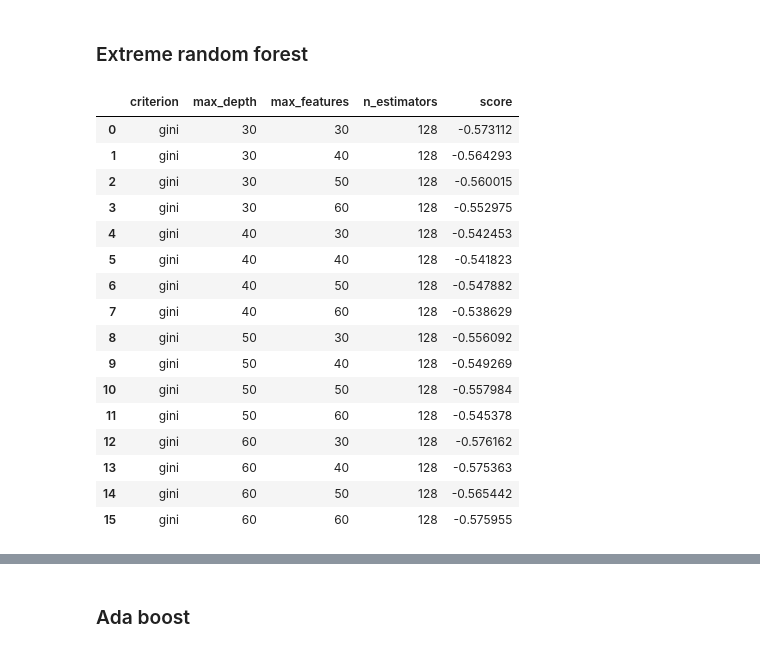
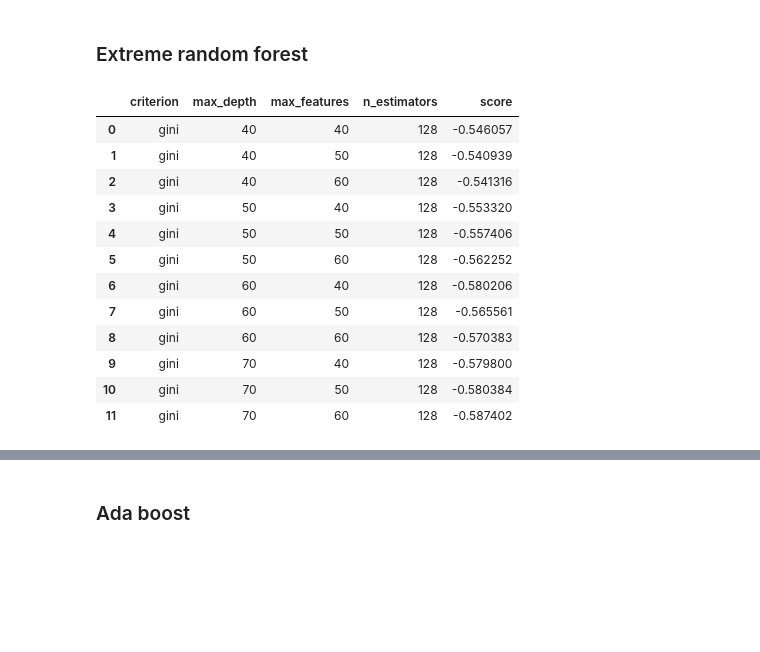
Before and after one commit to Egor-Krivov/ml, a Jupyter notebook: product_classification/models.ipynb, the cells around one changed output, grey strips where cells are left out. Saved outputs shown, nothing was run; the diff lists cells and outputs as text; code cells hidden in the pictures; blank space fills up the shorter version.

```diff
--- a/product_classification/models.ipynb
+++ b/product_classification/models.ipynb
@@ -394,30 +357,26 @@ from sklearn.ensemble import ExtraTreesClassifier
 # %%
 param_grid = {
     'n_estimators':[128],
-    'max_depth':[30, 40, 50, 60],
-    'max_features':[30, 40, 50, 60],
+    'max_depth':[40, 50, 60, 70],
+    'max_features':[40, 50, 60],
     'criterion':['gini'],
 }
 
 clf = ExtraTreesClassifier()
 scores = grid_search(clf, param_grid, X, y)
 scores
 # %% [output]
 |  | criterion | max_depth | max_features | n_estimators | score |
-| 0 | gini | 30 | 30 | 128 | -0.573112 |
-| 1 | gini | 30 | 40 | 128 | -0.564293 |
-| 2 | gini | 30 | 50 | 128 | -0.560015 |
-| 3 | gini | 30 | 60 | 128 | -0.552975 |
-| 4 | gini | 40 | 30 | 128 | -0.542453 |
-| 5 | gini | 40 | 40 | 128 | -0.541823 |
-| 6 | gini | 40 | 50 | 128 | -0.547882 |
-| 7 | gini | 40 | 60 | 128 | -0.538629 |
-| 8 | gini | 50 | 30 | 128 | -0.556092 |
-| 9 | gini | 50 | 40 | 128 | -0.549269 |
-| 10 | gini | 50 | 50 | 128 | -0.557984 |
-| 11 | gini | 50 | 60 | 128 | -0.545378 |
-| 12 | gini | 60 | 30 | 128 | -0.576162 |
-| 13 | gini | 60 | 40 | 128 | -0.575363 |
-| 14 | gini | 60 | 50 | 128 | -0.565442 |
-| 15 | gini | 60 | 60 | 128 | -0.575955 |
+| 0 | gini | 40 | 40 | 128 | -0.546057 |
+| 1 | gini | 40 | 50 | 128 | -0.540939 |
+| 2 | gini | 40 | 60 | 128 | -0.541316 |
+| 3 | gini | 50 | 40 | 128 | -0.553320 |
+| 4 | gini | 50 | 50 | 128 | -0.557406 |
+| 5 | gini | 50 | 60 | 128 | -0.562252 |
+| 6 | gini | 60 | 40 | 128 | -0.580206 |
+| 7 | gini | 60 | 50 | 128 | -0.565561 |
+| 8 | gini | 60 | 60 | 128 | -0.570383 |
+| 9 | gini | 70 | 40 | 128 | -0.579800 |
+| 10 | gini | 70 | 50 | 128 | -0.580384 |
+| 11 | gini | 70 | 60 | 128 | -0.587402 |
 # %%
```
Also changed, not shown: parts of 53 cells of this notebook.
